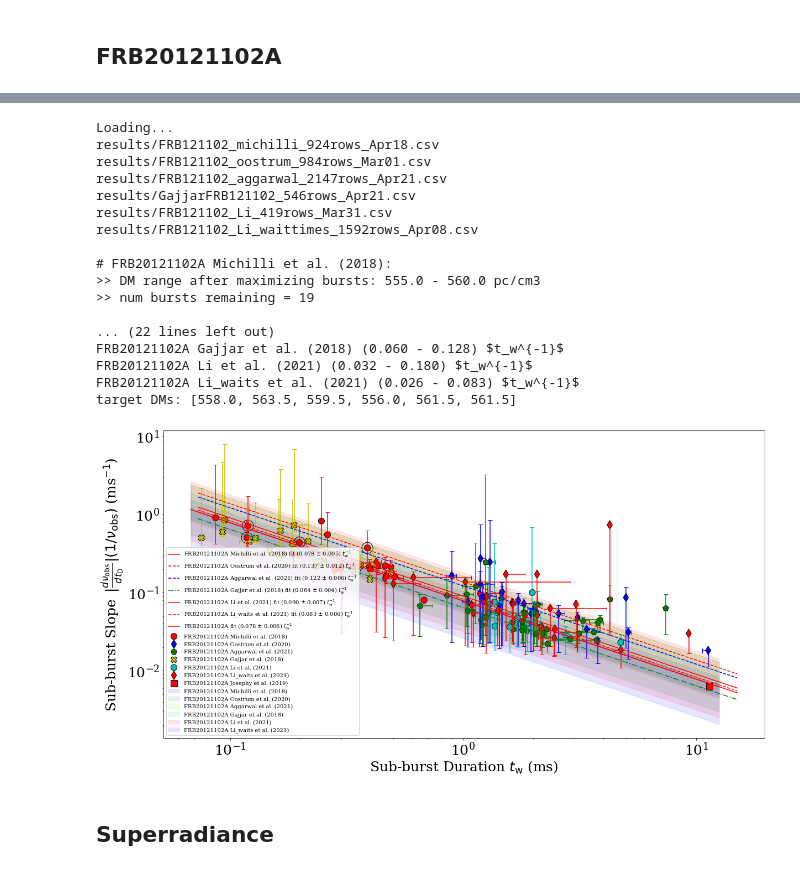
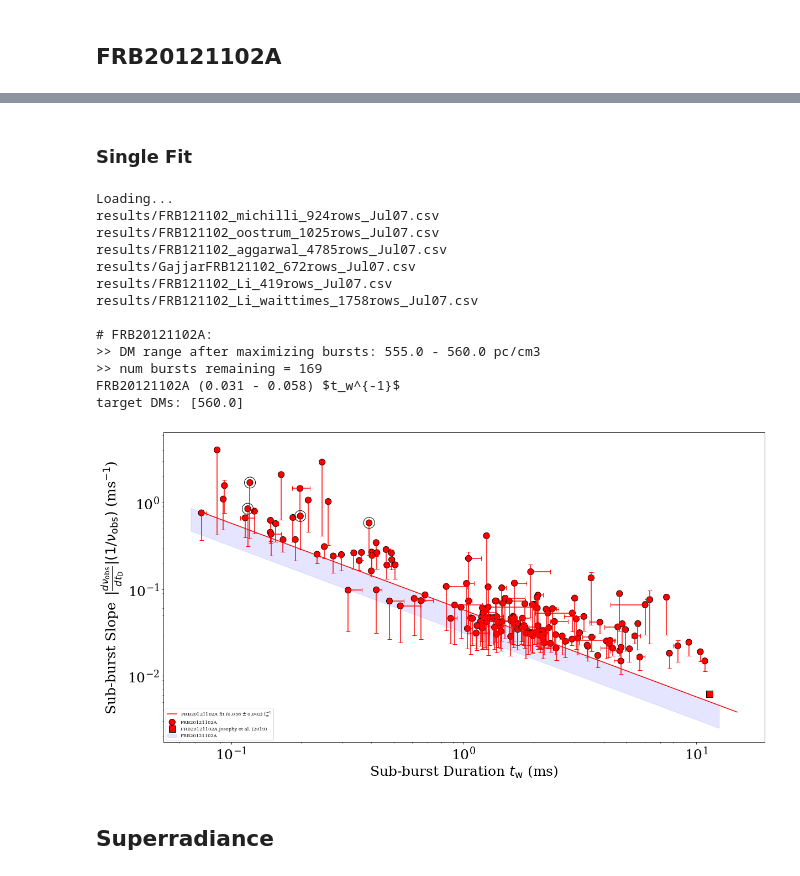
Before and after one commit to mef51/frbgui, a Jupyter notebook: PaperFigures.ipynb, the cells around one changed output, grey strips where cells are left out. Saved outputs shown, nothing was run; the diff lists cells and outputs as text; code cells hidden in the pictures.

Commit message:
wip on paper figures

```diff
--- a/PaperFigures.ipynb
+++ b/PaperFigures.ipynb
@@ -19,3 +245,5 @@
+# %% [markdown]
+### Single Fit
 # %%
 #### TEST For rewrite
 from frbrepeaters import driftlaw
@@ -34,14 +262,13 @@ pd.set_option('display.max_rows', None)
 
 chanspaces = [True, True, True, True, True, False, False, False]
 chanspaces = [False, False, False, False, False, False, False]
-sources_filenames = [
-    # "results/frb121102_michilli_dmvariations.csv",
-    "results/FRB121102_michilli_924rows_Apr18.csv",
-    'results/FRB121102_oostrum_984rows_Mar01.csv', # # 'results/FRB121102_oostrum_results_504rows_Jan19.csv',
-    'results/FRB121102_aggarwal_2147rows_Apr21.csv',
-    'results/GajjarFRB121102_546rows_Apr21.csv',
-    'results/FRB121102_Li_419rows_Mar31.csv',
-    'results/FRB121102_Li_waittimes_1592rows_Apr08.csv',
+sources_filenames = [ # Analytical measurements
+    "results/FRB121102_michilli_924rows_Jul07.csv",
+    'results/FRB121102_oostrum_1025rows_Jul07.csv',
+    'results/FRB121102_aggarwal_4785rows_Jul07.csv',
+    'results/GajjarFRB121102_672rows_Jul07.csv',
+    'results/FRB121102_Li_419rows_Jul07.csv',
+    'results/FRB121102_Li_waittimes_1758rows_Jul07.csv'
 ]
 
 sources = []
@@ -81,13 +308,13 @@ dmlimited = [
 ]
 exclusions = [
     ['M009', 'M010', 'M013'],
-    ['R1_B08', 'R1_B09', 'R1_B10', 'R1_B12'],
-    ['B023', 'B016', 'B028', 'B056', 'B109', 'B076', 'B079', 'B082', 'B133', 'B093', 'B091', 'B121', 'B128'],
-    ['11A', '11B', '12A', '11G'],
+    ['R1_B10'], # ['R1_B08', 'R1_B09', R1_B10', 'R1_B12']
+    ['B016', 'B028', 'B056', 'B109', 'B076', 'B079', 'B082', 'B133', 'B093', 'B091', 'B121', 'B128', 'B005', 'B008', 'B020', 'B022', 'B024', 'B029', 'B032', 'B032_b', 'B033', 'B038', 'B039', 'B041', 'B045', 'B048', 'B048_a', 'B048_b', 'B051', 'B055', 'B060', 'B060_a', 'B060_b', 'B064', 'B068', 'B069', 'B070', 'B071', 'B077', 'B078', 'B083', 'B086', 'B088_a', 'B088_b', 'B097', 'B099', 'B103', 'B107', 'B115', 'B127', 'B131'],
+    ['11A', '11B', '12A', '12B', '11G'],
     [],
     [
         'FRB121102_tracking-M01_0576',
-        'FRB121102_tracking-M01_1180',
+        'FRB121102_tracking-M01_1180',#
         'FRB121102_tracking-M01_0055',
         'FRB121102_tracking-M01_0095',
         'FRB121102_tracking-M01_0163',
@@ -109,6 +336,8 @@ targetDMs = [557.637947368421, 563.5, 559.5, 556.0, 560.5]
 targetDMs = [557.637947368421, 563.5, 559.5, 556.0, 561.5, 561.5]
 targetDMs = [558.5, 563.5, 559.5, 556.0, 561.5, 561.5]
 targetDMs = [558.0, 563.5, 559.5, 556.0, 561.5, 561.5]
+targetDMs = [558.0, 563.5, 559.5, 556.0, 561.5, 562.0]
+targetDMs = [558.0, 561.0, 559.5, 556.0, 561.5, 562.0]
 
 def getFRB20121102AFit(pltdata):
     """ merge michilli and gajjar and fit together"""
@@ -116,12 +345,18 @@ def getFRB20121102AFit(pltdata):
     _, fits = driftlaw.plotSlopeVsDuration([frb121102frame], ['merged'], logscale=True, fiterrorfunc=driftlaw.log_error)
     return fits[0][1], fits[0][2]
 
-bakeddata, fitdata, sources, extradata = driftlaw.bakeMeasurements(sources, names, exclusions, targetDMs, logging=False, tagColors=['r', 'b', 'g', 'y', 'c'])
+allsources = pd.concat(sources)
+allexclusions = []
+for excl in exclusions:
+    for e in excl:
+        allexclusions.append(e)
+bakeddata, fitdata, sources, extradata = driftlaw.bakeMeasurements([allsources], ['FRB20121102A'], [allexclusions], [560.0], logging=False, tagColors=['r', 'b', 'g', 'y', 'c'])
 Bconstants = extradata['Bconstants']
 
 # bakeddata['frames'][0] = pd.concat([bakeddata['frames'][0], bakeddata['frames'][1]])
 # del bakeddata['frames'][1]
 # del bakeddata['labels'][1]
+annotatei = [-1]
 annotatei = []
 ax, _ = driftlaw.plotSlopeVsDuration(bakeddata['frames'], bakeddata['labels'], fitlines=['r-', 'r--', 'b--', 'g-.'], markers=['o', 'd', 'p', 'X'], title=None,
                                      annotatei=annotatei, fitextents=[0.0728, 15], hidefit=[],
@@ -152,51 +387,47 @@ for name, color, hatch in zip(fitdata.name.unique(), bakeddata['colors'], ['', '
     # params = fitdata.loc[(fitdata.name == name) & (fitdata.numbursts > 1.0)]['param'] # full range
     fitdf = fitdata.loc[(fitdata.name == name)]
     params = fitdf.loc[(fitdf.numbursts == fitdf.numbursts.max())]['param'] # only fits with max numbursts
     print(f"{name} ({min(params):.3f} - {max(params):.3f}) $t_w^{{-1}}$")
     if True or 'Michilli' not in name: # michilli region is contained in gajjar region so no need to plot it
         lstr = f"{name.split(' ')[0]} range of fits"
         lstr = name
         ax.fill_between(x, min(params)/x, max(params)/x, alpha=0.1, color=color, edgecolor=color, label=lstr, zorder=-10)
         # ax.fill_between(x, min(params)/x, max(params)/x, alpha=0.1, color='None', edgecolor='w', hatch=hatch, zorder=-9)
 
 ## Combine michilli and gajjar fits. See `getFRB20121102AFit()`. the result of the fit when merging frames is 0.083 +- 0.005
 # frb121102_A = getFRB20121102AFit(bakeddata) # opens a figure
-frb121102_A = (0.07816130353202802, 0.005971946986254264)
-plt.plot(x, frb121102_A[0]/x, 'r-', label='{} fit ({:.3f} $\\pm$ {:.3f}) $t_w^{{-1}}$'.format('FRB20121102A', frb121102_A[0], frb121102_A[1]))
+# frb121102_A = (0.07816130353202802, 0.005971946986254264)
+# plt.plot(x, frb121102_A[0]/x, 'r-', label='{} fit ({:.3f} $\\pm$ {:.3f}) $t_w^{{-1}}$'.format('FRB20121102A', frb121102_A[0], frb121102_A[1]))
 
 # Legend stuff
 hdls, lbls = ax.get_legend_handles_labels()
 # order = [3, 4, 7, 5, 6, 2, 0, 1, 8, 9, 10]
 # ax.legend([hdls[idx] for idx in order], [lbls[idx] for idx in order], fontsize='x-large')
 # hdls[0], hdls[1], hdls[2], hdls[5], hdls[6], hdls[7] = hdls[2], hdls[0], hdls[1], hdls[7], hdls[5], hdls[6]
 # lbls[0], lbls[1], lbls[2], lbls[5], lbls[6], lbls[7] = lbls[2], lbls[0], lbls[1], lbls[7], lbls[5], lbls[6]
-ax.legend(fontsize='medium', loc=3)
+ax.legend(fontsize='small', loc=3)
 # ax.legend(hdls[7:18], lbls[7:18], fontsize='medium')
 # ax.get_legend().remove()
 
 # ax.set_xlim(0.0737, 12.5)
 # ax.set_ylim(0.0013395279509532563, 508.64764364084175)
 # plt.savefig('figures/driftvnuobs_dmvars.pdf')
 print(f"target DMs: {driftlaw.getOptimalDMs(fitdata, log=False)}")
 # %% [output]
 Loading...
-results/FRB121102_michilli_924rows_Apr18.csv
-results/FRB121102_oostrum_984rows_Mar01.csv
-results/FRB121102_aggarwal_2147rows_Apr21.csv
-results/GajjarFRB121102_546rows_Apr21.csv
-results/FRB121102_Li_419rows_Mar31.csv
-results/FRB121102_Li_waittimes_1592rows_Apr08.csv
+results/FRB121102_michilli_924rows_Jul07.csv
+results/FRB121102_oostrum_1025rows_Jul07.csv
+results/FRB121102_aggarwal_4785rows_Jul07.csv
+results/GajjarFRB121102_672rows_Jul07.csv
+results/FRB121102_Li_419rows_Jul07.csv
+results/FRB121102_Li_waittimes_1758rows_Jul07.csv
 
-# FRB20121102A Michilli et al. (2018):
+# FRB20121102A:
 >> DM range after maximizing bursts: 555.0 - 560.0 pc/cm3
->> num bursts remaining = 19
-
-... (22 lines left out)
-FRB20121102A Gajjar et al. (2018) (0.060 - 0.128) $t_w^{-1}$
-FRB20121102A Li et al. (2021) (0.032 - 0.180) $t_w^{-1}$
-FRB20121102A Li_waits et al. (2021) (0.026 - 0.083) $t_w^{-1}$
-target DMs: [558.0, 563.5, 559.5, 556.0, 561.5, 561.5]
+>> num bursts remaining = 169
+FRB20121102A (0.031 - 0.058) $t_w^{-1}$
+target DMs: [560.0]
-[figure, old version]
+[figure, new version]
 # %% [markdown]
 ## Superradiance
 # %%
```
Also changed, not shown: parts of 19 cells of this notebook.
